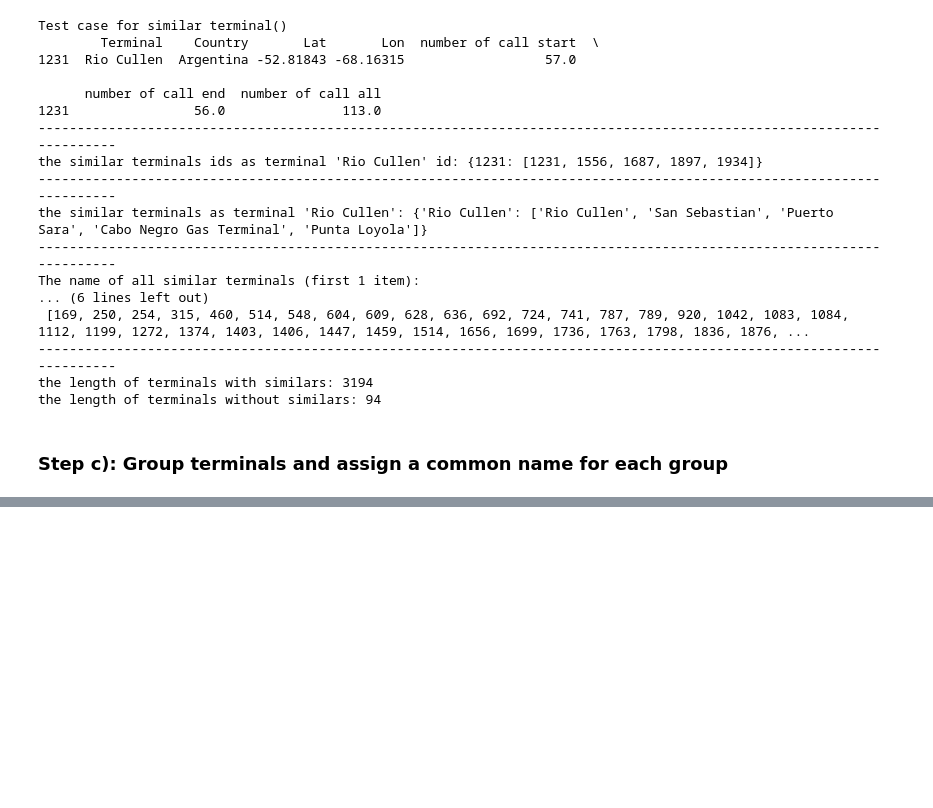
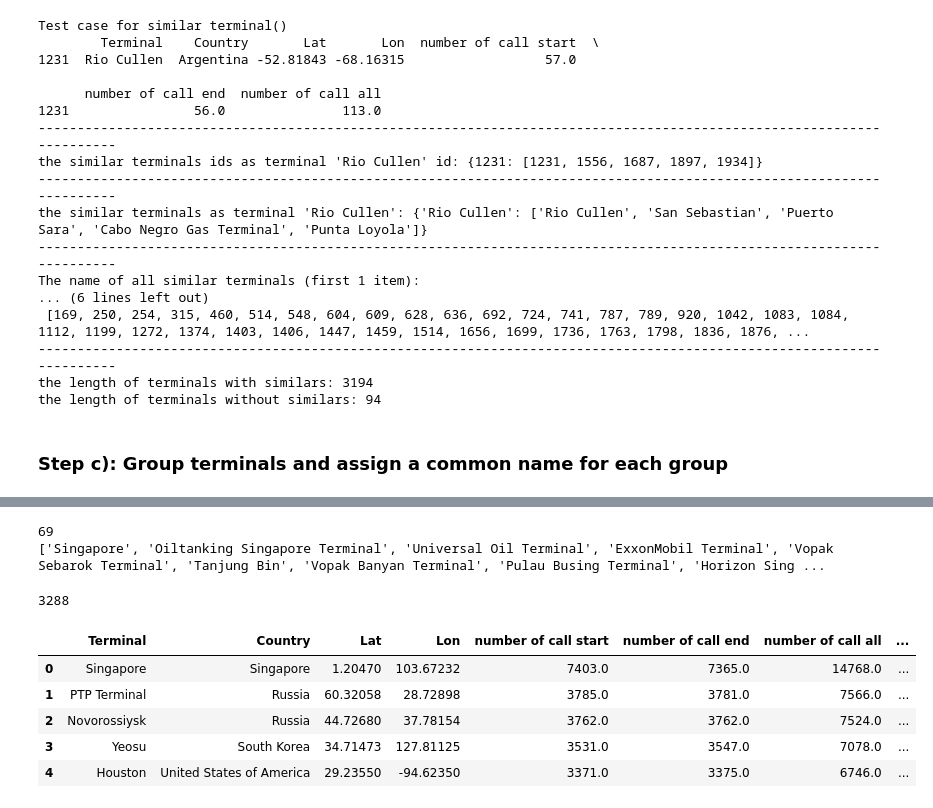
Before and after one commit to jiejie168/ShippingLab_WP1_2_Jie, a Jupyter notebook: journeyPorts_group_display.ipynb, the cells around one changed output, grey strips where cells are left out. Drawn from its saved outputs; the diff is of its cells as text; code cells hidden in the pictures; blank space fills up the shorter version.

```diff
--- a/journeyPorts_group_display.ipynb
+++ b/journeyPorts_group_display.ipynb
@@ -367,0 +453,9 @@ print (list(dic3.values())[0])
+# %%
+main_singapore=groupCommon(df_ports,portCommon="Singapore",terminals_similar=similars_ids_all[0][0],sortValue="number of call all")
+print (len(main_singapore))
+print(main_ports["Singapore"])
+
+#df_ports[df_ports.Terminal==main_ports["Singapore"]]
+# %% [output]
+69
+['Singapore', 'Oiltanking Singapore Terminal', 'Universal Oil Terminal', 'ExxonMobil Terminal', 'Vopak Sebarok Terminal', 'Tanjung Bin', 'Vopak Banyan Terminal', 'Pulau Busing Terminal', 'Horizon Sing ...
@@ -367,0 +512,12 @@ print (list(dic3.values())[0])
+# %%
+df_all.sort_values(axis=0,by=["number of call end"],ascending=False,inplace=True)
+print (len(df_all))
+df_all.head()
+# %% [output]
+3288
+|  | Terminal | Country | Lat | Lon | number of call start | number of call end | number of call all | ... |
+| 0 | Singapore | Singapore | 1.20470 | 103.67232 | 7403.0 | 7365.0 | 14768.0 | ... |
+| 1 | PTP Terminal | Russia | 60.32058 | 28.72898 | 3785.0 | 3781.0 | 7566.0 | ... |
+| 2 | Novorossiysk | Russia | 44.72680 | 37.78154 | 3762.0 | 3762.0 | 7524.0 | ... |
+| 3 | Yeosu | South Korea | 34.71473 | 127.81125 | 3531.0 | 3547.0 | 7078.0 | ... |
+| 4 | Houston | United States of America | 29.23550 | -94.62350 | 3371.0 | 3375.0 | 6746.0 | ... |
```
Also changed, not shown: parts of 22 cells of this notebook.
